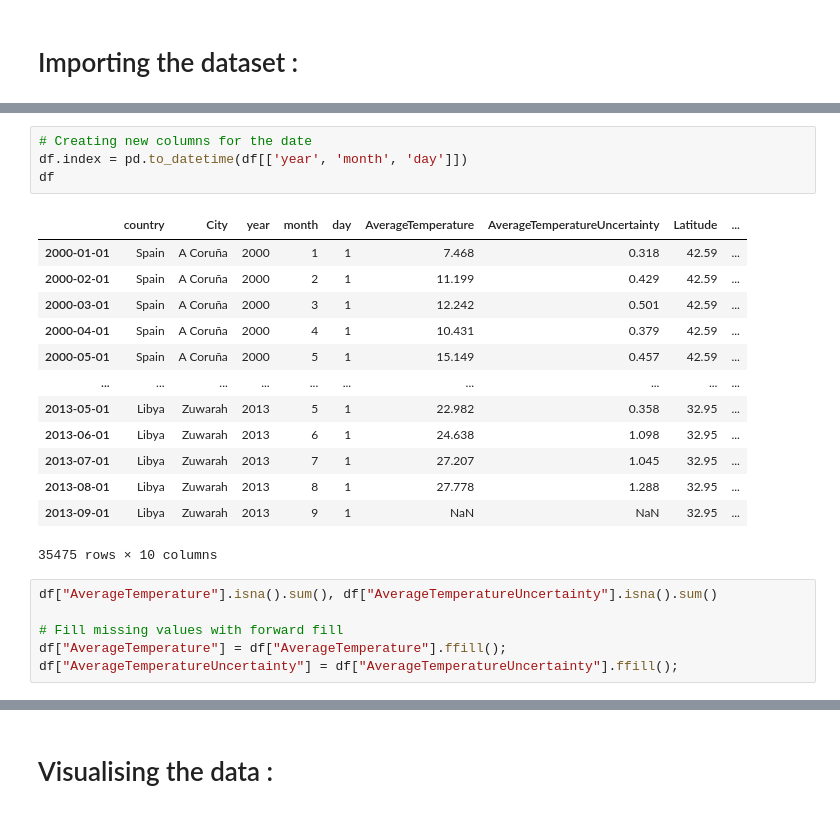
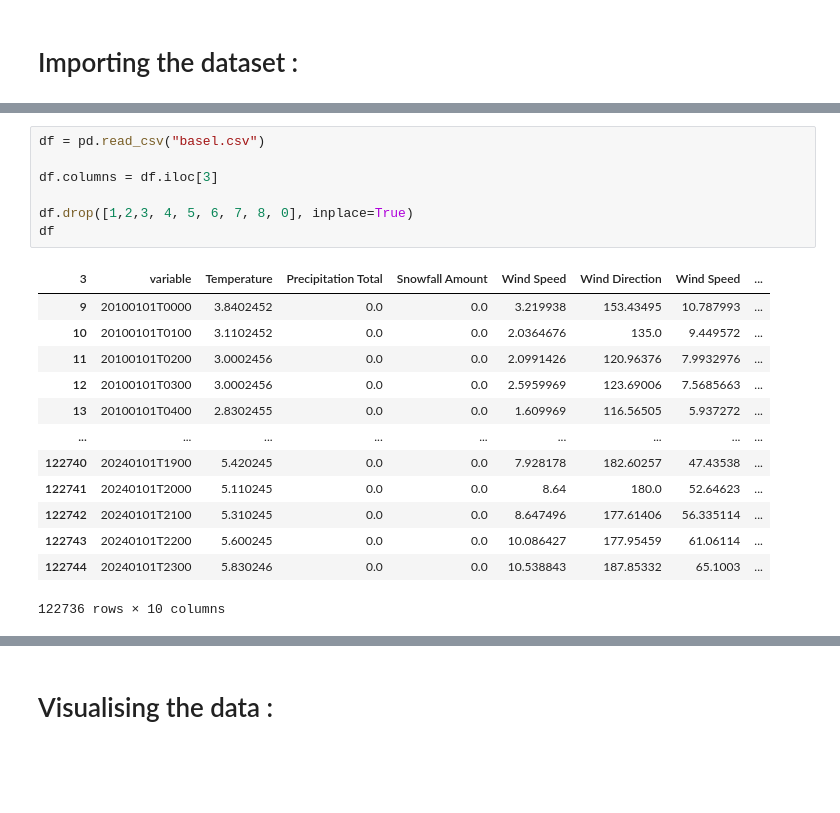
Before and after one commit to MrChaker/Weather-time-series-forcasting, a Jupyter notebook: EDA.ipynb, the cells around one changed output, grey strips where cells are left out. Drawn from its saved outputs; the diff is of its cells as text; blank space fills up the shorter version.

```diff
--- a/EDA.ipynb
+++ b/EDA.ipynb
@@ -18,24 +9,21 @@ df.head()
-# %%
-# Creating new columns for the date
-df.index = pd.to_datetime(df[['year', 'month', 'day']])
-df
-# %% [output]
-|  | country | City | year | month | day | AverageTemperature | AverageTemperatureUncertainty | Latitude | ... |
-| 2000-01-01 | Spain | A Coruña | 2000 | 1 | 1 | 7.468 | 0.318 | 42.59 | ... |
-| 2000-02-01 | Spain | A Coruña | 2000 | 2 | 1 | 11.199 | 0.429 | 42.59 | ... |
-| 2000-03-01 | Spain | A Coruña | 2000 | 3 | 1 | 12.242 | 0.501 | 42.59 | ... |
-| 2000-04-01 | Spain | A Coruña | 2000 | 4 | 1 | 10.431 | 0.379 | 42.59 | ... |
-| 2000-05-01 | Spain | A Coruña | 2000 | 5 | 1 | 15.149 | 0.457 | 42.59 | ... |
-| ... | ... | ... | ... | ... | ... | ... | ... | ... | ... |
-| 2013-05-01 | Libya | Zuwarah | 2013 | 5 | 1 | 22.982 | 0.358 | 32.95 | ... |
-| 2013-06-01 | Libya | Zuwarah | 2013 | 6 | 1 | 24.638 | 1.098 | 32.95 | ... |
-| 2013-07-01 | Libya | Zuwarah | 2013 | 7 | 1 | 27.207 | 1.045 | 32.95 | ... |
-| 2013-08-01 | Libya | Zuwarah | 2013 | 8 | 1 | 27.778 | 1.288 | 32.95 | ... |
-| 2013-09-01 | Libya | Zuwarah | 2013 | 9 | 1 | NaN | NaN | 32.95 | ... |
-35475 rows × 10 columns
-# %%
-df["AverageTemperature"].isna().sum(), df["AverageTemperatureUncertainty"].isna().sum()
-
-# Fill missing values with forward fill
-df["AverageTemperature"] = df["AverageTemperature"].ffill();
-df["AverageTemperatureUncertainty"] = df["AverageTemperatureUncertainty"].ffill();
+# %%
+df = pd.read_csv("basel.csv")
+
+df.columns = df.iloc[3]
+
+df.drop([1,2,3, 4, 5, 6, 7, 8, 0], inplace=True)
+df
+# %% [output]
+| 3 | variable | Temperature | Precipitation Total | Snowfall Amount | Wind Speed | Wind Direction | Wind Speed | ... |
+| 9 | 20100101T0000 | 3.8402452 | 0.0 | 0.0 | 3.219938 | 153.43495 | 10.787993 | ... |
+| 10 | 20100101T0100 | 3.1102452 | 0.0 | 0.0 | 2.0364676 | 135.0 | 9.449572 | ... |
+| 11 | 20100101T0200 | 3.0002456 | 0.0 | 0.0 | 2.0991426 | 120.96376 | 7.9932976 | ... |
+| 12 | 20100101T0300 | 3.0002456 | 0.0 | 0.0 | 2.5959969 | 123.69006 | 7.5685663 | ... |
+| 13 | 20100101T0400 | 2.8302455 | 0.0 | 0.0 | 1.609969 | 116.56505 | 5.937272 | ... |
+| ... | ... | ... | ... | ... | ... | ... | ... | ... |
+| 122740 | 20240101T1900 | 5.420245 | 0.0 | 0.0 | 7.928178 | 182.60257 | 47.43538 | ... |
+| 122741 | 20240101T2000 | 5.110245 | 0.0 | 0.0 | 8.64 | 180.0 | 52.64623 | ... |
+| 122742 | 20240101T2100 | 5.310245 | 0.0 | 0.0 | 8.647496 | 177.61406 | 56.335114 | ... |
+| 122743 | 20240101T2200 | 5.600245 | 0.0 | 0.0 | 10.086427 | 177.95459 | 61.06114 | ... |
+| 122744 | 20240101T2300 | 5.830246 | 0.0 | 0.0 | 10.538843 | 187.85332 | 65.1003 | ... |
+122736 rows × 10 columns
```
Also changed, not shown: parts of 12 cells of this notebook, 2 other files.
